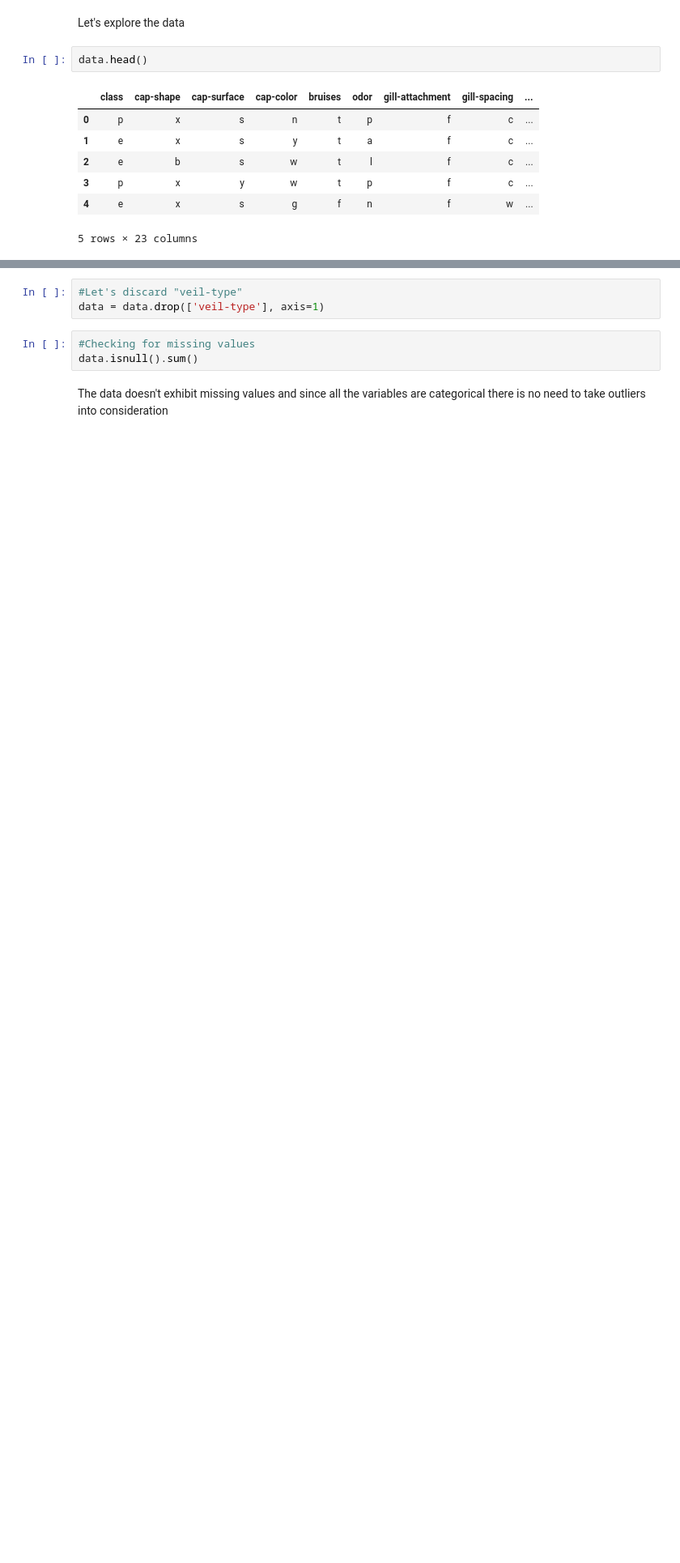
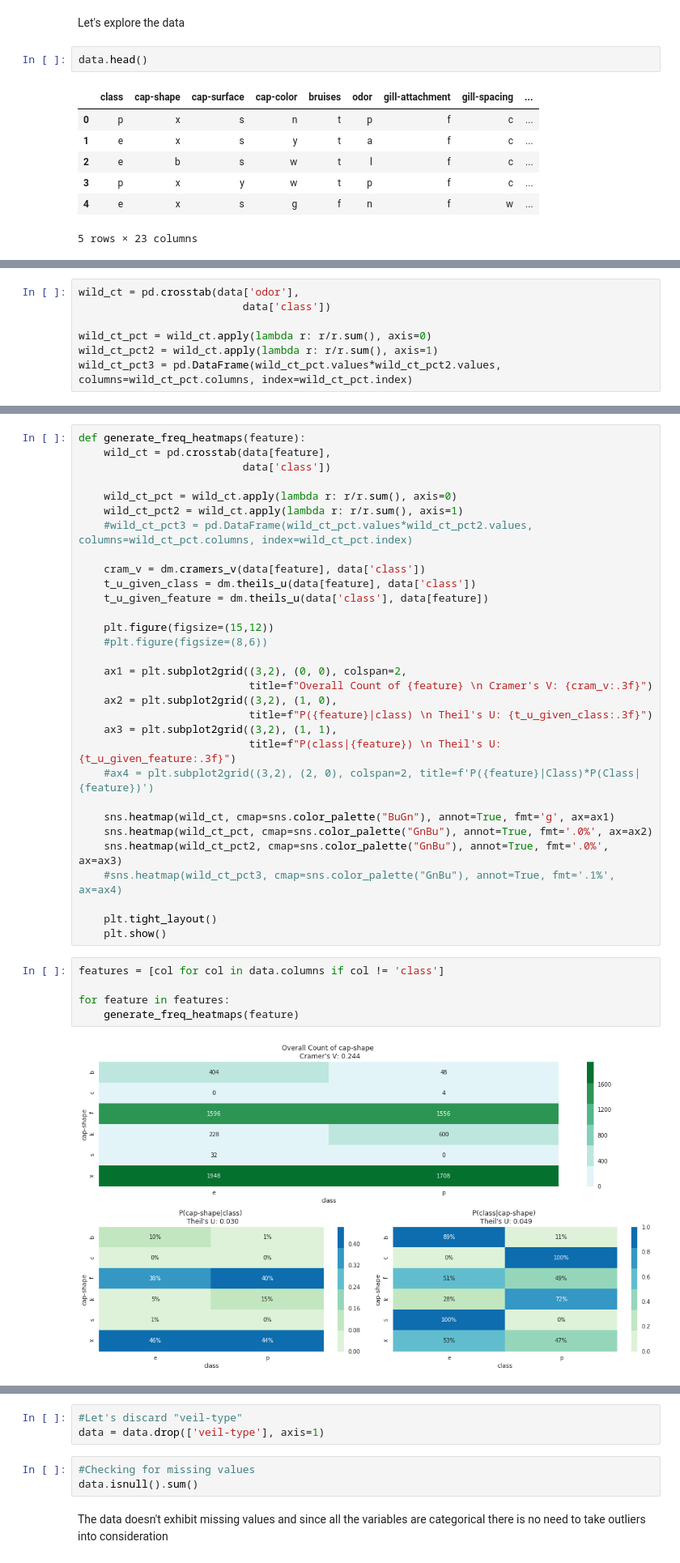
Before and after one commit to andres-zartab/mushroom_classification, a Jupyter notebook: src/mushroom_classification.ipynb, the cells around one changed output, grey strips where cells are left out. Shown at 81% size. Cells and saved outputs as stored; diff of their text form; blank space fills up the shorter version.

```diff
--- a/src/mushroom_classification.ipynb
+++ b/src/mushroom_classification.ipynb
@@ -29,0 +87,7 @@ By exploring the data it is easy to realize that:
+# %%
+wild_ct = pd.crosstab(data['odor'],
+                          data['class'])
+
+wild_ct_pct = wild_ct.apply(lambda r: r/r.sum(), axis=0)
+wild_ct_pct2 = wild_ct.apply(lambda r: r/r.sum(), axis=1)
+wild_ct_pct3 = pd.DataFrame(wild_ct_pct.values*wild_ct_pct2.values, columns=wild_ct_pct.columns, index=wild_ct_pct.index)
@@ -29,0 +99,38 @@ By exploring the data it is easy to realize that:
+# %%
+def generate_freq_heatmaps(feature):
+    wild_ct = pd.crosstab(data[feature],
+                          data['class'])
+
+    wild_ct_pct = wild_ct.apply(lambda r: r/r.sum(), axis=0)
+    wild_ct_pct2 = wild_ct.apply(lambda r: r/r.sum(), axis=1)
+    #wild_ct_pct3 = pd.DataFrame(wild_ct_pct.values*wild_ct_pct2.values, columns=wild_ct_pct.columns, index=wild_ct_pct.index)
+
+    cram_v = dm.cramers_v(data[feature], data['class'])
+    t_u_given_class = dm.theils_u(data[feature], data['class'])
+    t_u_given_feature = dm.theils_u(data['class'], data[feature])
+
+    plt.figure(figsize=(15,12))
+    #plt.figure(figsize=(8,6))
+
+    ax1 = plt.subplot2grid((3,2), (0, 0), colspan=2,
+                           title=f"Overall Count of {feature} \n Cramer's V: {cram_v:.3f}")
+    ax2 = plt.subplot2grid((3,2), (1, 0),
+                           title=f"P({feature}|class) \n Theil's U: {t_u_given_class:.3f}")
+    ax3 = plt.subplot2grid((3,2), (1, 1),
+                           title=f"P(class|{feature}) \n Theil's U: {t_u_given_feature:.3f}")
+    #ax4 = plt.subplot2grid((3,2), (2, 0), colspan=2, title=f'P({feature}|Class)*P(Class|{feature})')
+
+    sns.heatmap(wild_ct, cmap=sns.color_palette("BuGn"), annot=True, fmt='g', ax=ax1)
+    sns.heatmap(wild_ct_pct, cmap=sns.color_palette("GnBu"), annot=True, fmt='.0%', ax=ax2)
+    sns.heatmap(wild_ct_pct2, cmap=sns.color_palette("GnBu"), annot=True, fmt='.0%', ax=ax3)
+    #sns.heatmap(wild_ct_pct3, cmap=sns.color_palette("GnBu"), annot=True, fmt='.1%', ax=ax4)
+
+    plt.tight_layout()
+    plt.show()
+# %%
+features = [col for col in data.columns if col != 'class']
+
+for feature in features:
+    generate_freq_heatmaps(feature)
+# %% [output]
+[figure, added]
```
Also changed, not shown: parts of 10 cells of this notebook.
